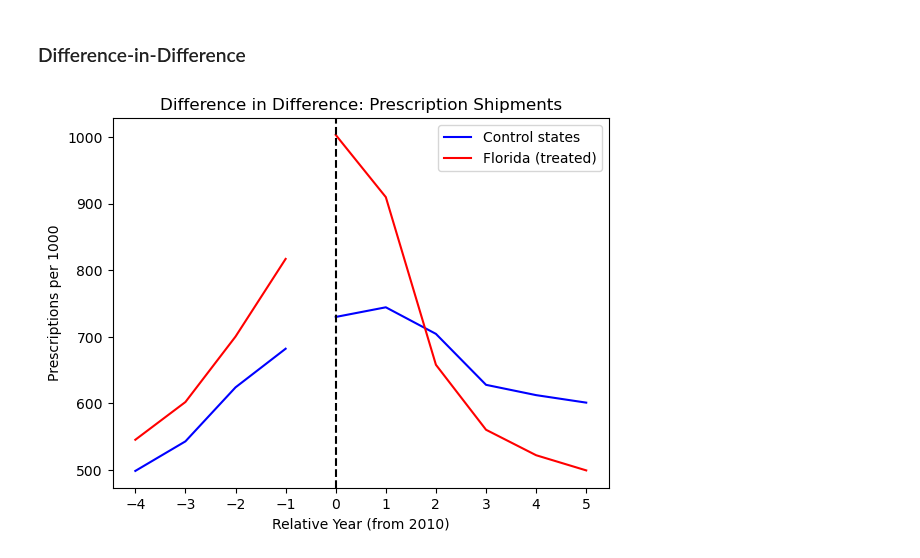
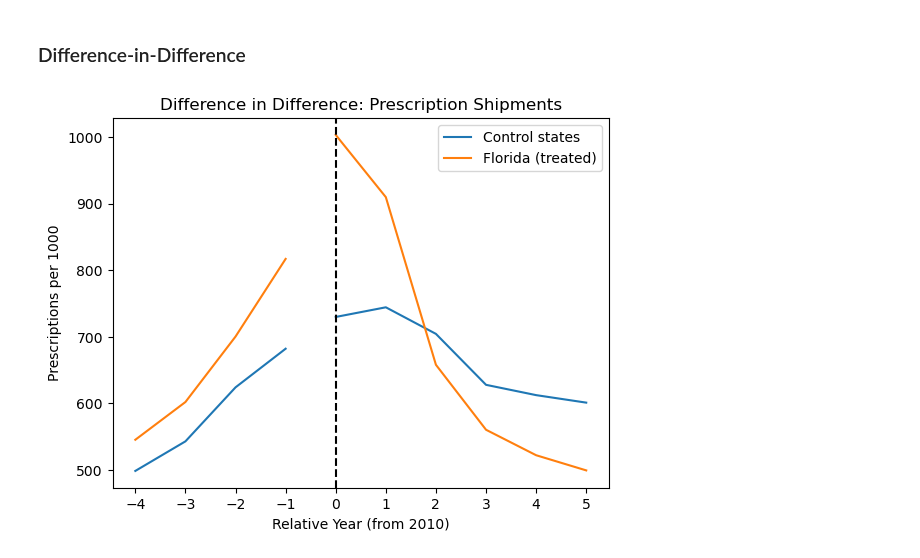
Before and after one commit to rakiranelson/IDS590-Opioids-Final-Project, a Jupyter notebook: opioid_project_analysis.ipynb, the cells around one changed output. Cells and saved outputs as stored; diff of their text form; code cells hidden in the pictures.

```diff
--- a/opioid_project_analysis.ipynb
+++ b/opioid_project_analysis.ipynb
@@ -137,8 +138,7 @@ plt.show()
 # %% [markdown]
 ### Difference-in-Difference
 # %%
-colors = ["blue", "red"]
-
+colors = ["tab:blue", "tab:orange"]
 post_pres = opioids_states_pres[opioids_states_pres["year"] >= 2010]
 
 pre_prescription_trends = (
@@ -151,36 +151,32 @@ post_prescription_trends = (
     post_pres.groupby(["policy_state", "relative_year"])["prescriptions_per_1000"]
     .mean()
     .reset_index()
 )
 
 fig_pres, ax_pres = plt.subplots()
 
 # part of the graph before 2010
 for group, d in pre_prescription_trends.groupby("policy_state"):
     label = "Florida (treated)" if group == 1 else "Control states"
     ax_pres.plot(
         d["relative_year"],
         d["prescriptions_per_1000"],
         label=label,
         color=colors[group],
     )
 
 # part of graph after 2010
 for group, d in post_prescription_trends.groupby("policy_state"):
-    ax_pres.plot(
-        d["relative_year"],
-        d["prescriptions_per_1000"],
-        color=colors[group],
-    )
+    ax_pres.plot(d["relative_year"], d["prescriptions_per_1000"], color=colors[group])
 
 ax_pres.axvline(0, color="black", linestyle="--")
 ax_pres.set(
     title="Difference in Difference: Prescription Shipments",
     xlabel="Relative Year (from 2010)",
     ylabel="Prescriptions per 1000",
     xticks=sorted(opioids_states_pres["relative_year"].unique()),
 )
 ax_pres.legend()
 plt.show()
 # %% [output]
-[figure, old version]
+[figure, new version]
```
Also changed, not shown: parts of 4 cells of this notebook.
